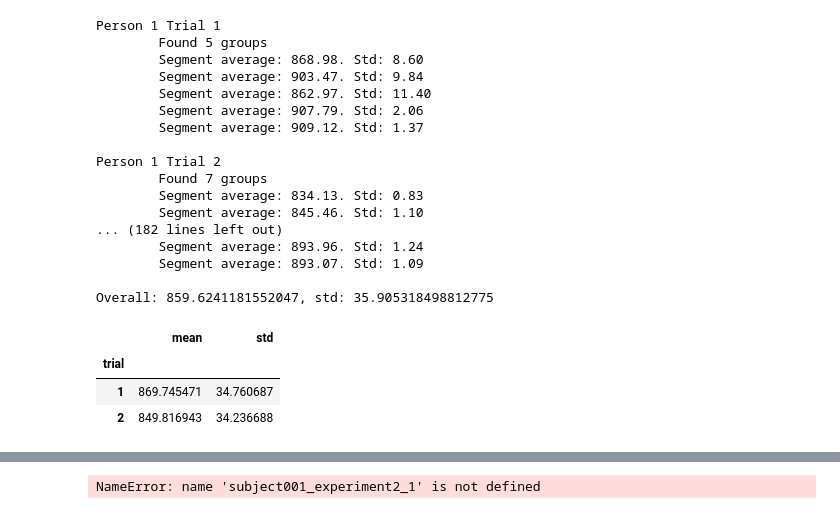
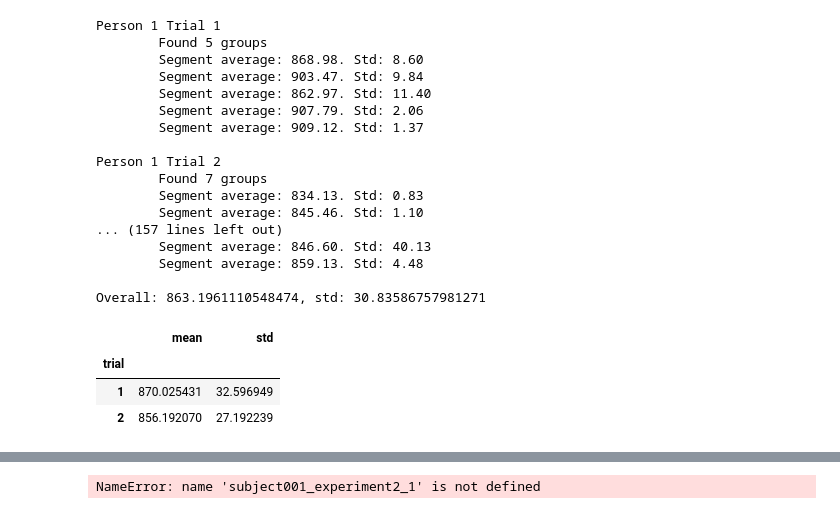
Before and after one commit to Jenirethvanessa/robotic_end-effector, a Jupyter notebook: force_test_result-Copy1.ipynb, the cells around one changed output, grey strips where cells are left out. Cells and saved outputs as stored; diff of their text form; code cells hidden in the pictures.

```diff
--- a/force_test_result-Copy1.ipynb
+++ b/force_test_result-Copy1.ipynb
@@ -20,7 +20,7 @@ def arduino_to_voltage(arduino_values):
     return voltage_FSR
 # %%
 experiments = {}
-for person in range(1, 12):
+for person in range(1, 11):
     for trial in (1, 2):
         name = f"arduino_person_{person:03d}_exp_2_trial_{trial}.csv"
         category = (person, trial % 2 + 1) if person > 5 else (person, trial)
@@ -51,7 +51,7 @@ for category, data in experiments.items():
 # %%
 force_thresholds = {
-    (4, 1): 750,
-    (4, 2): 750,
+    (4, 1): 780,
+    (4, 2): 780,
 }
 
 all_subsets = []
@@ -70,39 +70,39 @@ for category, data in experiments.items():
         # plt.scatter(group_subset.index, group_subset["force"])
         # plt.title(f"group {group} from {row['min']} to {row['max']}")
         # plt.show()
         group_subset["person"] = category[0]
         group_subset["trial"] = category[1]
         all_subsets.append(group_subset)
         print(f"\tSegment average: {group_subset['force'].mean():.2f}. Std: {group_subset['force'].std():.2f}")
 
     print()
 
 all_subsets = pd.concat(all_subsets)
 print(f"Overall: {all_subsets['force'].mean()}, std: {all_subsets['force'].std()}")
 
 all_subsets.groupby("trial")["force"].agg(["mean", "std"])
 # %% [output]
 Person 1 Trial 1
         Found 5 groups
         Segment average: 868.98. Std: 8.60
         Segment average: 903.47. Std: 9.84
         Segment average: 862.97. Std: 11.40
         Segment average: 907.79. Std: 2.06
         Segment average: 909.12. Std: 1.37
 
 Person 1 Trial 2
         Found 7 groups
         Segment average: 834.13. Std: 0.83
         Segment average: 845.46. Std: 1.10
-... (182 lines left out)
-        Segment average: 893.96. Std: 1.24
-        Segment average: 893.07. Std: 1.09
+... (157 lines left out)
+        Segment average: 846.60. Std: 40.13
+        Segment average: 859.13. Std: 4.48
 
-Overall: 859.6241181552047, std: 35.905318498812775
+Overall: 863.1961110548474, std: 30.83586757981271
 |  | mean | std |
 | trial |  |  |
-| 1 | 869.745471 | 34.760687 |
-| 2 | 849.816943 | 34.236688 |
+| 1 | 870.025431 | 32.596949 |
+| 2 | 856.192070 | 27.192239 |
 # %%
 all_subsets
 # %% [output]
```
Also changed, not shown: parts of 10 cells of this notebook, 1 other file.
